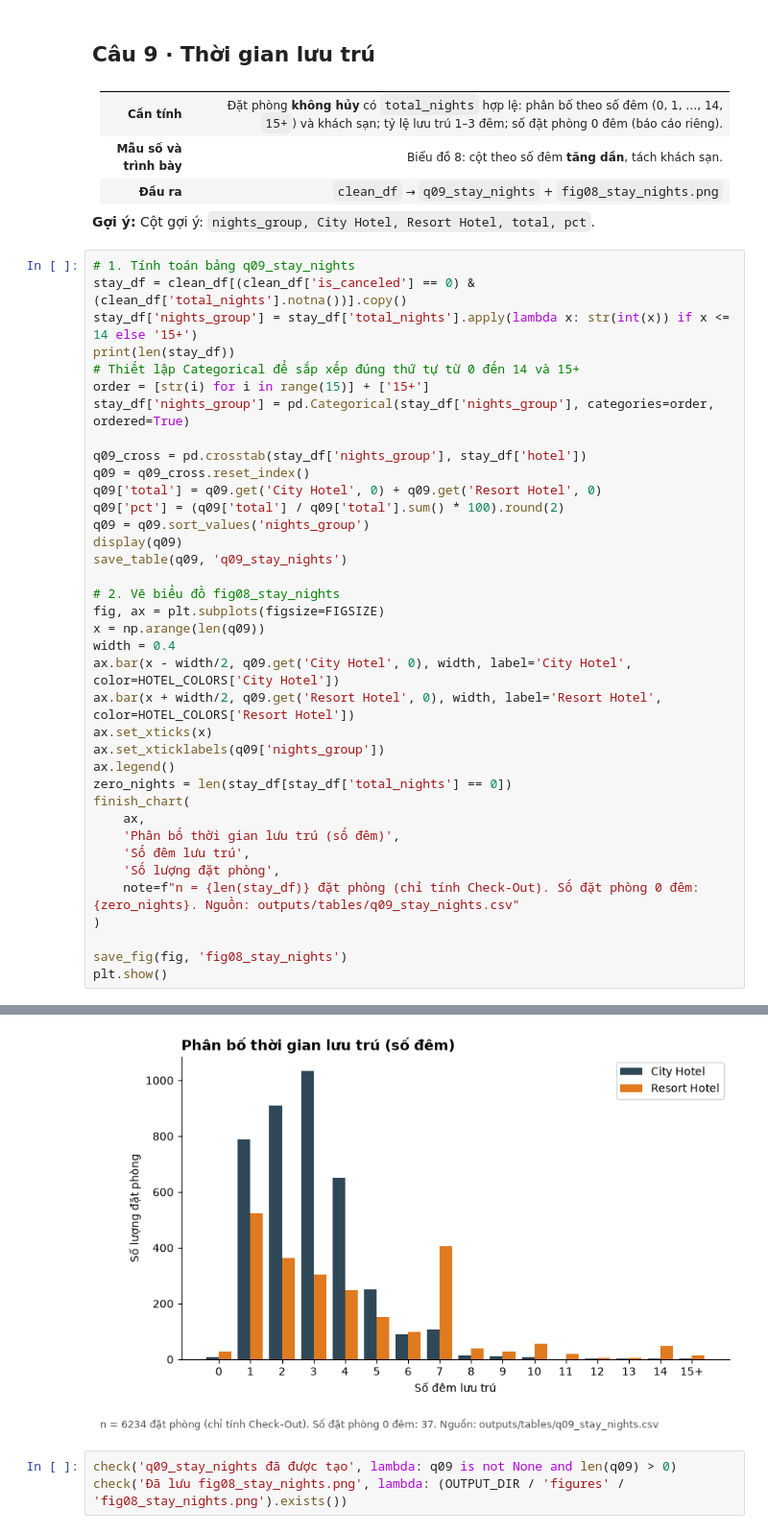
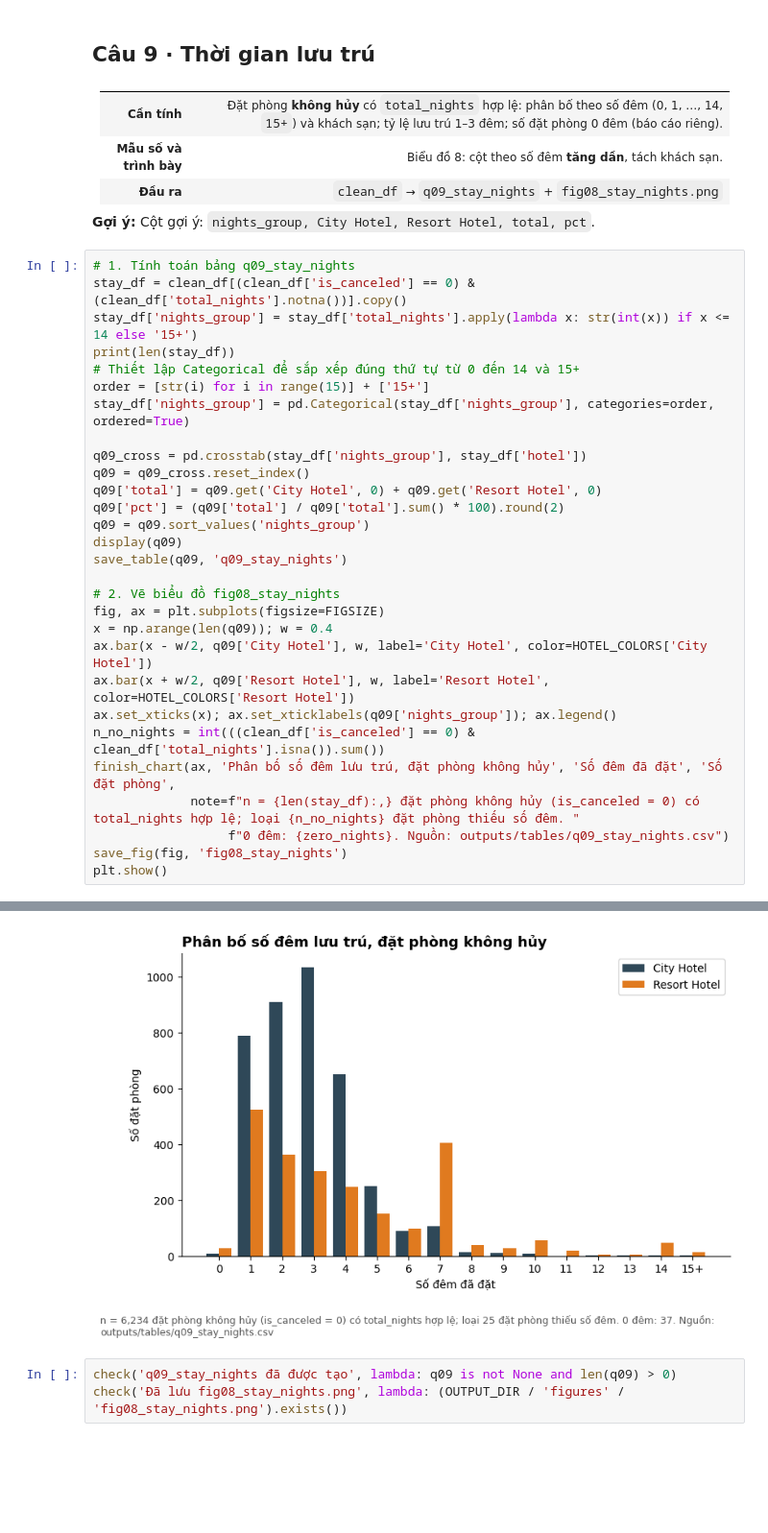
Before and after one commit to hanhathuy/hotel-booking-analysis, a Jupyter notebook: hotel_student_starter.ipynb, the cells around one changed output, grey strips where cells are left out. Shown at 96% size. Cells and saved outputs as stored; diff of their text form; blank space fills up the shorter version.

```diff
--- a/hotel_student_starter.ipynb
+++ b/hotel_student_starter.ipynb
@@ -2989,50 +2944,42 @@ q09['total'] = q09.get('City Hotel', 0) + q09.get('Resort Hotel', 0)
 q09['pct'] = (q09['total'] / q09['total'].sum() * 100).round(2)
 q09 = q09.sort_values('nights_group')
 display(q09)
 save_table(q09, 'q09_stay_nights')
 
 # 2. Vẽ biểu đồ fig08_stay_nights
 fig, ax = plt.subplots(figsize=FIGSIZE)
-x = np.arange(len(q09))
-width = 0.4
-ax.bar(x - width/2, q09.get('City Hotel', 0), width, label='City Hotel', color=HOTEL_COLORS['City Hotel'])
-ax.bar(x + width/2, q09.get('Resort Hotel', 0), width, label='Resort Hotel', color=HOTEL_COLORS['Resort Hotel'])
-ax.set_xticks(x)
-ax.set_xticklabels(q09['nights_group'])
-ax.legend()
-zero_nights = len(stay_df[stay_df['total_nights'] == 0])
-finish_chart(
-    ax,
-    'Phân bố thời gian lưu trú (số đêm)',
-    'Số đêm lưu trú',
-    'Số lượng đặt phòng',
-    note=f"n = {len(stay_df)} đặt phòng (chỉ tính Check-Out). Số đặt phòng 0 đêm: {zero_nights}. Nguồn: outputs/tables/q09_stay_nights.csv"
-)
-
+x = np.arange(len(q09)); w = 0.4
+ax.bar(x - w/2, q09['City Hotel'], w, label='City Hotel', color=HOTEL_COLORS['City Hotel'])
+ax.bar(x + w/2, q09['Resort Hotel'], w, label='Resort Hotel', color=HOTEL_COLORS['Resort Hotel'])
+ax.set_xticks(x); ax.set_xticklabels(q09['nights_group']); ax.legend()
+n_no_nights = int(((clean_df['is_canceled'] == 0) & clean_df['total_nights'].isna()).sum())
+finish_chart(ax, 'Phân bố số đêm lưu trú, đặt phòng không hủy', 'Số đêm đã đặt', 'Số đặt phòng',
+             note=f"n = {len(stay_df):,} đặt phòng không hủy (is_canceled = 0) có total_nights hợp lệ; loại {n_no_nights} đặt phòng thiếu số đêm. "
+                  f"0 đêm: {zero_nights}. Nguồn: outputs/tables/q09_stay_nights.csv")
 save_fig(fig, 'fig08_stay_nights')
 plt.show()
 # %% [output]
 6234
 | hotel | nights_group | City Hotel | Resort Hotel | total | pct |
 | 0 | 0 | 8 | 29 | 37 | 0.59 |
 | 1 | 1 | 788 | 525 | 1313 | 21.06 |
 | 2 | 2 | 909 | 363 | 1272 | 20.40 |
 | 3 | 3 | 1033 | 304 | 1337 | 21.45 |
 | 4 | 4 | 650 | 249 | 899 | 14.42 |
 | 5 | 5 | 252 | 153 | 405 | 6.50 |
 | 6 | 6 | 91 | 100 | 191 | 3.06 |
 | 7 | 7 | 107 | 406 | 513 | 8.23 |
 | 8 | 8 | 14 | 40 | 54 | 0.87 |
 | 9 | 9 | 10 | 29 | 39 | 0.63 |
 | 10 | 10 | 9 | 57 | 66 | 1.06 |
 | 11 | 11 | 1 | 21 | 22 | 0.35 |
 | 12 | 12 | 4 | 6 | 10 | 0.16 |
 | 13 | 13 | 2 | 6 | 8 | 0.13 |
 | 14 | 14 | 3 | 49 | 52 | 0.83 |
 | 15 | 15+ | 3 | 13 | 16 | 0.26 |
 💾 outputs/tables/q09_stay_nights.csv  (16 dòng)
 🖼️  outputs/figures/fig08_stay_nights.png
-[figure, old version]
+[figure, new version]
 # %%
 check('q09_stay_nights đã được tạo', lambda: q09 is not None and len(q09) > 0)
 check('Đã lưu fig08_stay_nights.png', lambda: (OUTPUT_DIR / 'figures' / 'fig08_stay_nights.png').exists())
```
Also changed, not shown: parts of 32 cells of this notebook.
